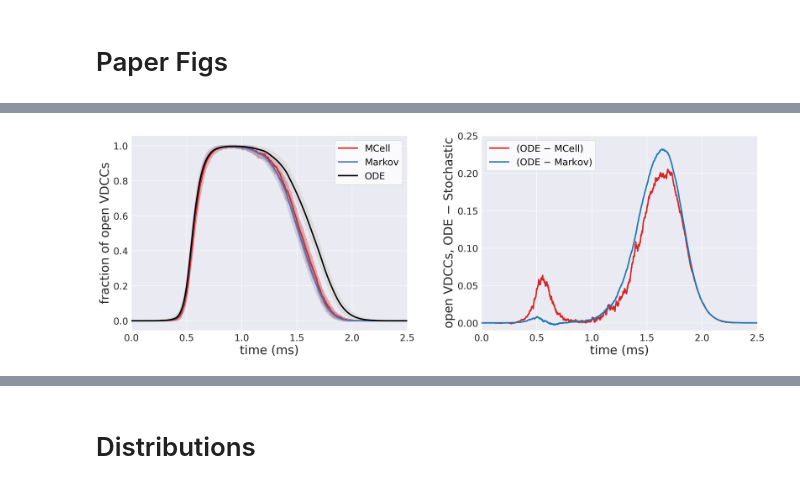
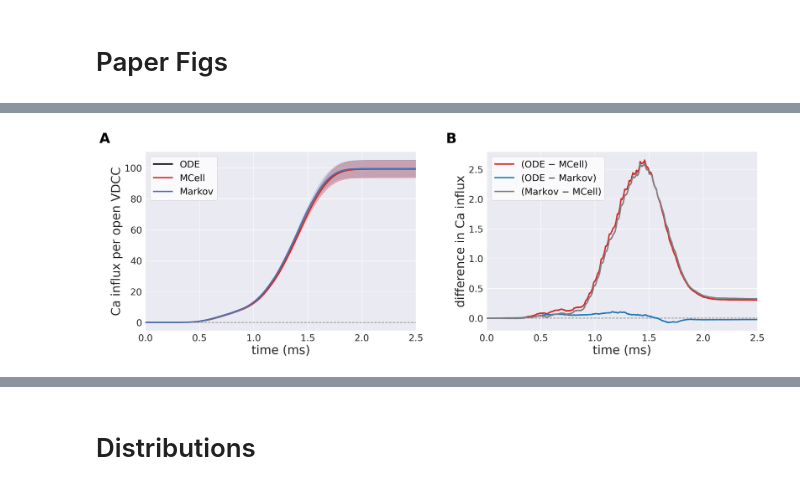
Before and after one commit to 3x10e8/DetailedMarkov, a Jupyter notebook: notebooks/vdcccode.ipynb, the cells around one changed output, grey strips where cells are left out. Drawn from its saved outputs; the diff is of its cells as text; code cells hidden in the pictures.

```diff
--- a/notebooks/vdcccode.ipynb
+++ b/notebooks/vdcccode.ipynb
@@ -271,5 +746,5 @@ def markov_sim(fname):
 
     return markov_results, avg_markov_results
 # %%
-fname = "markov_1000_runs*.csv"
+fname = "../markov_data/markov_1000_runs*.csv"
 markov_results, avg_markov_results = markov_sim(fname)
@@ -597,0 +1399,18 @@ def ibm_diff_plot():
+# %%
+mcell_mean = np.mean(mcell_results[4], axis=2)
+plt.plot(ode_results.t - 1.5, ode_results.y[4] - mcell_mean[:,1], color='C0',
+           linewidth=lwidth, label = 'dt = 1e-6')
+
+mcell_mean_sdt = np.mean(mcell_results_2[4], axis=2)
+
+small_dt_mcell_vdcc = mcell_mean_sdt[:-1][:,1]
+ode_vdcc = ode_results.y[4][:-1]
+
+diff = []
+for i in range(len(ode_vdcc)):
+    diff.append(ode_vdcc[i] - small_dt_mcell_vdcc[int(i*(len(small_dt_mcell_vdcc)/len(ode_vdcc)))])
+
+plt.plot(ode_results.t[:-1] - 1.5, diff, color='C1', label = 'dt = 1e-7')
+plt.xlim(0, 2.5)
+plt.legend()
+plt.show()
@@ -598,19 +1647,36 @@ def ibm_diff_plot():
 # %%
-def open_vdccs():
+def ca_fig():
     '''
     Plot open vdcc's across all simulations and difference from ODE
     '''
     t_offset = 1.5
     lwidth = 3
-    vdcc_i = 4
+    vdcc_i = 5
 
 
     with plt.style.context('seaborn'):
         fig, ax = plt.subplots(1, 2, figsize = (20,7), dpi=200)
     N_CHANS = 65
 
-    #name = markov_results.columns[13:14].values
-    name = 'vdcc_o_norm'
+    name = 'ca_sum_norm'
+
+    ax[0].axhline(xmax=2.5, color="grey", linestyle="--")
+    ax[1].axhline(xmax=2.5, color="grey", linestyle="--")
+
+    #########
+    #  ODE  #
+    #########
+    # BLACK
+    # replace negative with zero
+    ode_results.y[vdcc_i] = np.where(ode_results.y[vdcc_i]<0, 0, ode_results.y[vdcc_i])
+
+    ax[0].plot(ode_results.t - t_offset,ode_results.y[vdcc_i], color='black', linewidth=lwidth, label="ODE")
+
+
+    #########
+    #  SDE  #
+    #########
+    #ax[0].plot(ode_results.t - t_offset, ca, color='turquoise', linewidth=lwidth, label="SDE")
 
     #########
     # MCELL #
@@ -626,6 +1692,8 @@ def open_vdccs():
     # Cloud plot for std dev
     ax[0].fill_between(mcell_mean[:,0]*1000 - t_offset, np.add(mcell_mean[:,1], mcell_std[:,1]),
                    np.subtract(mcell_mean[:,1], mcell_std[:,1]),alpha=0.3, color=mcell_color)
+
+
 
     # Subtract MCell from ODE for plot 2
     ax[1].plot(ode_results.t - t_offset, ode_results.y[vdcc_i] - mcell_mean[:,1], color=mcell_color,
@@ -636,48 +1704,41 @@ def open_vdccs():
     ## MARKOV #
     ###########
     # BLUE
     sns.lineplot(markov_results["timepoints"] - t_offset, y=name, data=markov_results, ci="sd",
                  linewidth=lwidth, ax=ax[0], label="Markov")
 
     # Subtract Markov from ODE for plot 2
     ax[1].plot(ode_results.t - t_offset, ode_results.y[vdcc_i] - np.asarray(avg_markov_results[name]),
                color='C0', linewidth=lwidth, label = '(ODE $-$ Markov)')
 
-    #########
-    #  ODE  #
-    #########
-    # BLACK
-    # replace negative with zero
-    ode_results.y[4] = np.where(ode_results.y[vdcc_i]<0, 0, ode_results.y[vdcc_i])
-    ode_sd = np.sqrt(np.multiply(ode_results.y[vdcc_i,:], (1 - ode_results.y[vdcc_i,:]))/N_CHANS)
+        # subtract stochastic simulations
+    ax[1].plot(ode_results.t - t_offset, np.asarray(avg_markov_results[name]) - mcell_mean[:,1],
+               color='grey', linewidth=lwidth, label = '(Markov $-$ MCell)')
 
-    # Cloud plot for sd
-    ax[0].fill_between(ode_results.t - t_offset, np.add(ode_results.y[vdcc_i,:], ode_sd),
-                   np.subtract(ode_results.y[vdcc_i,:], ode_sd),alpha=0.5, color='lightgrey')
 
-    ax[0].plot(ode_results.t - t_offset,ode_results.y[vdcc_i], color='black', linewidth=lwidth, label="ODE")
 
     #####################
     # PLOTTING SETTINGS #
     #####################
     ax[0].set_xlim(0, 2.5)
-    #ax[0].set_ylim(0, 1.2)
     ax[0].tick_params(labelsize=20)
-    ax[0].set_ylabel('fraction of open VDCCs', fontsize=26)
+    ax[0].set_ylabel('Ca influx per open VDCC', fontsize=26)
     ax[0].set_xlabel('time (ms)', fontsize=26)
     ax[0].legend(prop={"size":20})
 
-    ax[1].set_ylim(-0.01, 0.25)
     ax[1].set_xlim(0, 2.5)
     ax[1].tick_params(labelsize=20)
-    ax[1].set_ylabel('open VDCCs, ODE $-$ Stochastic', fontsize=26)
+    ax[1].set_ylabel('difference in Ca influx', fontsize=26)
     ax[1].set_xlabel('time (ms)', fontsize=26)
     ax[1].legend(prop={"size":20})
 
+    ax[0].text(-0.17, 1.05, "A", transform=ax[0].transAxes, size=30, weight='bold')
+    ax[1].text(-0.15, 1.05, "B", transform=ax[1].transAxes, size=30, weight='bold')
+
     plt.tight_layout(pad=1, w_pad=6)
-    plt.savefig('/Users/margotwagner/projects/FrontiersPaper/figs/vdcc.png')
+    plt.savefig('/Users/margotwagner/projects/FrontiersPaper/figs/vdcc_ca.png')
     plt.show()
 
-open_vdccs()
+ca_fig()
 # %% [output]
-[figure, old version]
+[figure, new version]
```
Also changed, not shown: parts of 63 cells of this notebook, 11 other files.
